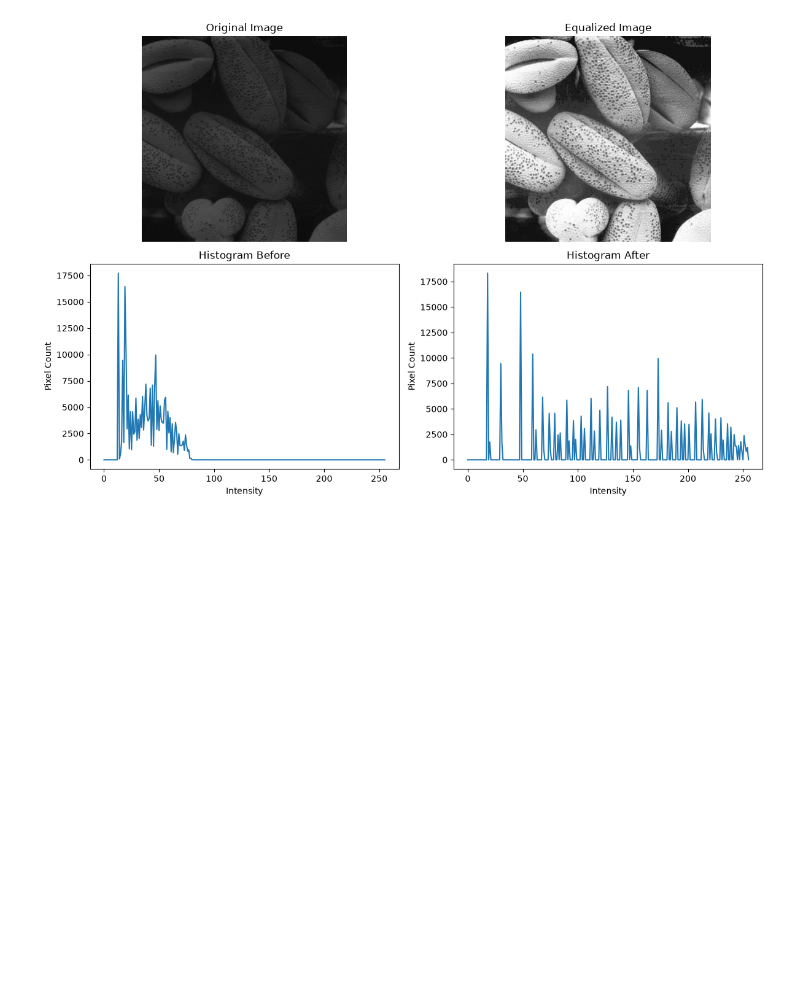
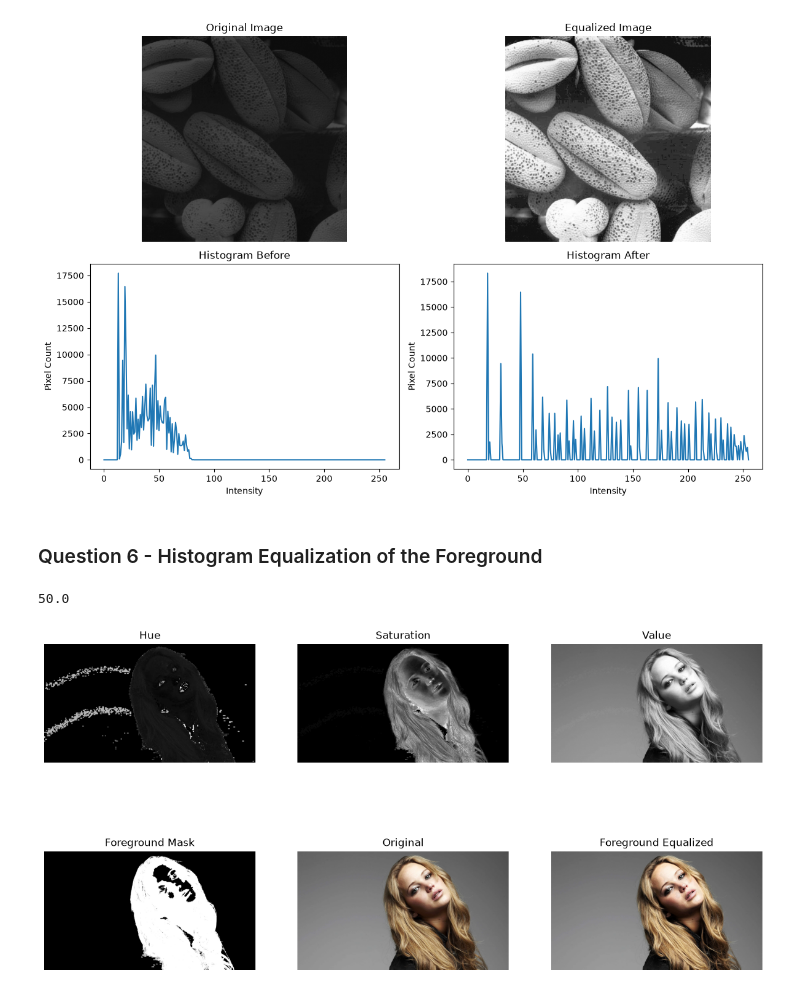
Before and after one commit to YohanBandara/Computer-Vision, a Jupyter notebook: CV assignment1/CV_Assignment1.ipynb, the cells around one changed output. Drawn from its saved outputs; the diff is of its cells as text; code cells hidden in the pictures; blank space fills up the shorter version.

```diff
--- a/CV assignment1/CV_Assignment1.ipynb
+++ b/CV assignment1/CV_Assignment1.ipynb
@@ -254,3 +268,49 @@ plt.tight_layout()
 plt.show()
 # %% [output]
 [figure]
+# %% [markdown]
+### Question 6 - Histogram Equalization of the Foreground
+# %%
+im = cv.imread('images/fig6_foreground_histogram_equalization.jpg')
+assert im is not None, "Image could not be loaded."
+hsv = cv.cvtColor(im, cv.COLOR_BGR2HSV)
+H, S, V = cv.split(hsv)
+
+_, mask = cv.threshold(S, 50, 255, cv.THRESH_BINARY)
+print(_)
+
+foreground = cv.bitwise_and(im, im, mask=mask)
+fig_values = V[mask > 0]
+hist = np.bincount(fig_values, minlength=256)
+
+
+cdf = np.cumsum(hist)
+
+
+N = fig_values.size
+lut = (255 / N * cdf).astype(np.uint8)
+
+V_new = V.copy()
+V_new[mask > 0] = lut[V[mask > 0]]
+
+hsv_new = cv.merge([H, S, V_new])
+equalized = cv.cvtColor(hsv_new, cv.COLOR_HSV2BGR)
+
+
+eq_foreground = cv.bitwise_and(equalized, equalized, mask=mask)
+background = cv.bitwise_and(im, im, mask=cv.bitwise_not(mask))
+result = cv.add(eq_foreground, background)
+
+
+fig, ax = plt.subplots(2, 3, figsize=(15,8))
+ax[0,0].imshow(H, cmap='gray'); ax[0,0].set_title('Hue'); ax[0,0].axis('off')
+ax[0,1].imshow(S, cmap='gray'); ax[0,1].set_title('Saturation'); ax[0,1].axis('off')
+ax[0,2].imshow(V, cmap='gray'); ax[0,2].set_title('Value'); ax[0,2].axis('off')
+
+ax[1,0].imshow(mask, cmap='gray'); ax[1,0].set_title('Foreground Mask'); ax[1,0].axis('off')
+ax[1,1].imshow(cv.cvtColor(im, cv.COLOR_BGR2RGB)); ax[1,1].set_title('Original'); ax[1,1].axis('off')
+ax[1,2].imshow(cv.cvtColor(result, cv.COLOR_BGR2RGB)); ax[1,2].set_title('Foreground Equalized'); ax[1,2].axis('off')
+plt.show()
+# %% [output]
+50.0
+[figure, added]
```
Also changed, not shown: parts of 4 cells of this notebook, 1 other file.
